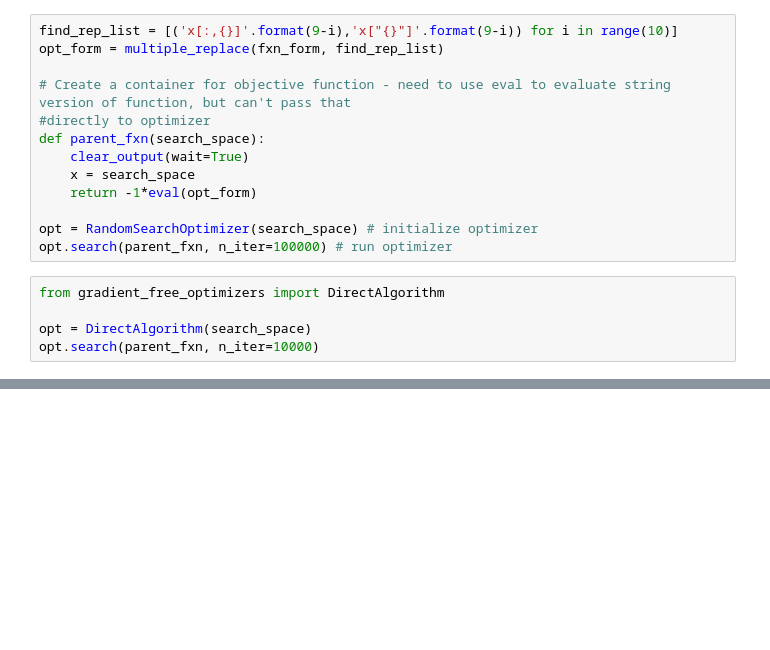
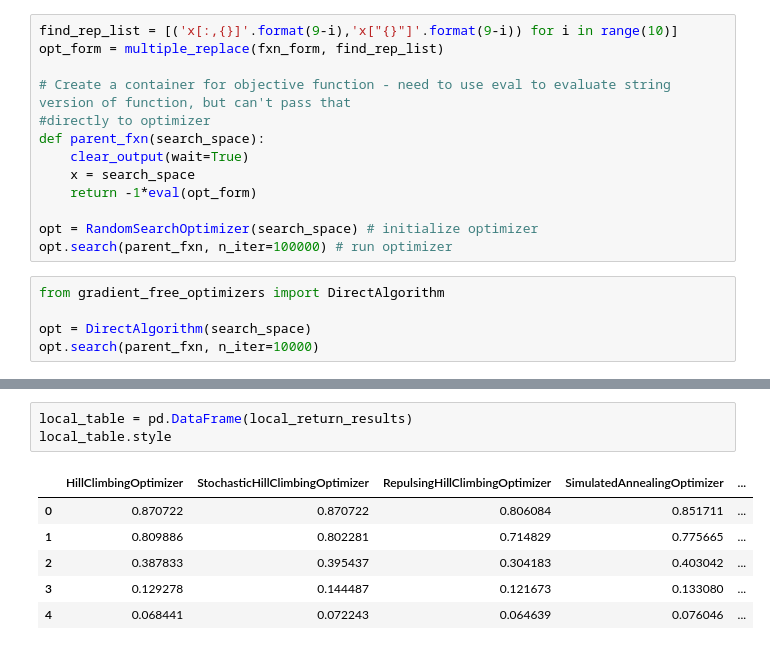
Before and after one commit to ltimmerman3/ProcSys_Project, a Jupyter notebook: optimization_benchmark/group_src/sample-valid-problems.ipynb, the cells around one changed output, grey strips where cells are left out. Drawn from its saved outputs; the diff is of its cells as text; blank space fills up the shorter version.

```diff
--- a/optimization_benchmark/group_src/sample-valid-problems.ipynb
+++ b/optimization_benchmark/group_src/sample-valid-problems.ipynb
@@ -641,0 +724,10 @@ opt.search(parent_fxn, n_iter=10000)
+# %%
+local_table = pd.DataFrame(local_return_results)
+local_table.style
+# %% [output]
+|  | HillClimbingOptimizer | StochasticHillClimbingOptimizer | RepulsingHillClimbingOptimizer | SimulatedAnnealingOptimizer | ... |
+| 0 | 0.870722 | 0.870722 | 0.806084 | 0.851711 | ... |
+| 1 | 0.809886 | 0.802281 | 0.714829 | 0.775665 | ... |
+| 2 | 0.387833 | 0.395437 | 0.304183 | 0.403042 | ... |
+| 3 | 0.129278 | 0.144487 | 0.121673 | 0.133080 | ... |
+| 4 | 0.068441 | 0.072243 | 0.064639 | 0.076046 | ... |
```
Also changed, not shown: parts of 18 cells of this notebook, 15 other files.
